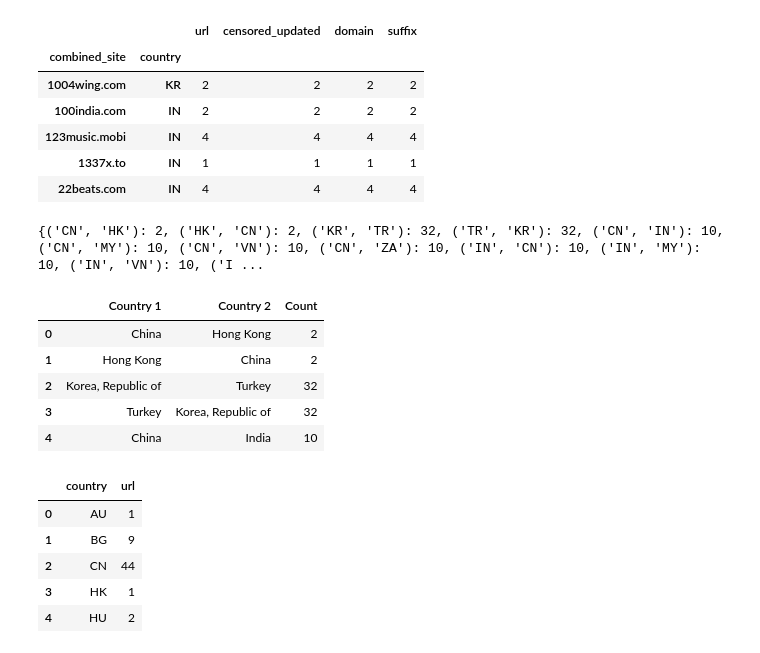
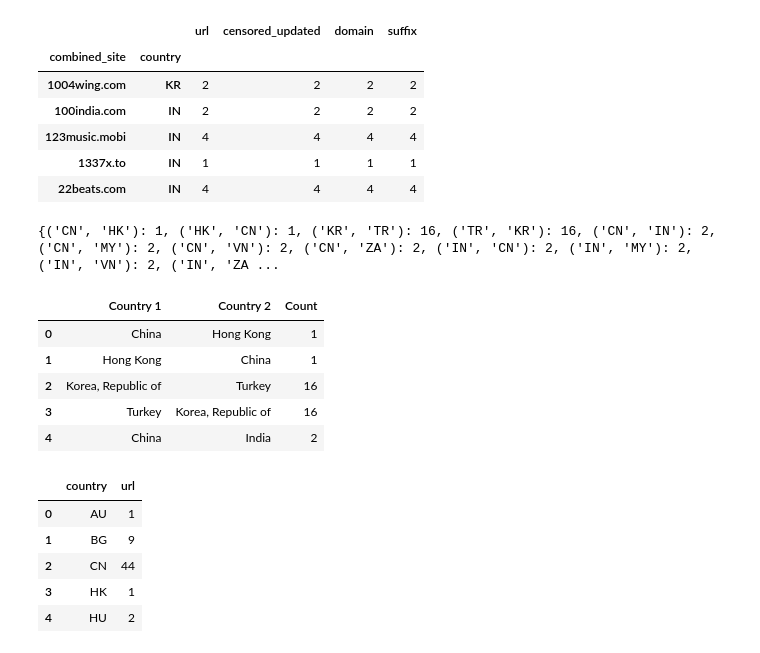
Before and after one commit to lilybhattacharjee5/polisci-vis, a Jupyter notebook: notebooks/iclab-data-files.ipynb, the cells around one changed output. Cells and saved outputs as stored; diff of their text form; code cells hidden in the pictures.

Commit message:
updating domain table in world map mode -- iclab

```diff
--- a/notebooks/iclab-data-files.ipynb
+++ b/notebooks/iclab-data-files.ipynb
@@ -559,35 +559,35 @@ site_country_grouped.head()
 # %%
 # example entry -- KR: {CN: 3, IN: 2}
 
-unique_sites = site_country_grouped.index.get_level_values('combined_site')
+unique_sites = site_country_grouped.index.get_level_values('combined_site').unique()
 country_blocked_map = {}
 
 dropped_us_common_blocked = pd.DataFrame(columns = ['Country 1', 'Country 2', 'Count'])
 for u in unique_sites:
     curr_xs = site_country_grouped.xs(u)
     countries_in_xs = curr_xs.index.unique()
     curr_country_pairs = itertools.permutations(countries_in_xs, r = 2)
     for c in curr_country_pairs:
         if c in country_blocked_map:
             country_blocked_map[c] += 1
         else:
             country_blocked_map[c] = 1
 
 print(country_blocked_map)
 
 for k, v in country_blocked_map.items():
     c1, c2 = [pycountry.countries.get(alpha_2 = k[0]).name, pycountry.countries.get(alpha_2 = k[1]).name]
     dropped_us_common_blocked = dropped_us_common_blocked.append({'Country 1': c1, 'Country 2': c2, 'Count': v}, ignore_index = True)
 
 dropped_us_common_blocked.head()
 # %% [output]
-{('CN', 'HK'): 2, ('HK', 'CN'): 2, ('KR', 'TR'): 32, ('TR', 'KR'): 32, ('CN', 'IN'): 10, ('CN', 'MY'): 10, ('CN', 'VN'): 10, ('CN', 'ZA'): 10, ('IN', 'CN'): 10, ('IN', 'MY'): 10, ('IN', 'VN'): 10, ('I ...
+{('CN', 'HK'): 1, ('HK', 'CN'): 1, ('KR', 'TR'): 16, ('TR', 'KR'): 16, ('CN', 'IN'): 2, ('CN', 'MY'): 2, ('CN', 'VN'): 2, ('CN', 'ZA'): 2, ('IN', 'CN'): 2, ('IN', 'MY'): 2, ('IN', 'VN'): 2, ('IN', 'ZA ...
 |  | Country 1 | Country 2 | Count |
-| 0 | China | Hong Kong | 2 |
-| 1 | Hong Kong | China | 2 |
-| 2 | Korea, Republic of | Turkey | 32 |
-| 3 | Turkey | Korea, Republic of | 32 |
-| 4 | China | India | 10 |
+| 0 | China | Hong Kong | 1 |
+| 1 | Hong Kong | China | 1 |
+| 2 | Korea, Republic of | Turkey | 16 |
+| 3 | Turkey | Korea, Republic of | 16 |
+| 4 | China | India | 2 |
 # %%
 dropped_us_common_blocked.to_csv('dropped_us_blocked_intermediate_calculations.csv')
 # %%
```
Also changed, not shown: parts of 6 cells of this notebook, 17 other files.
